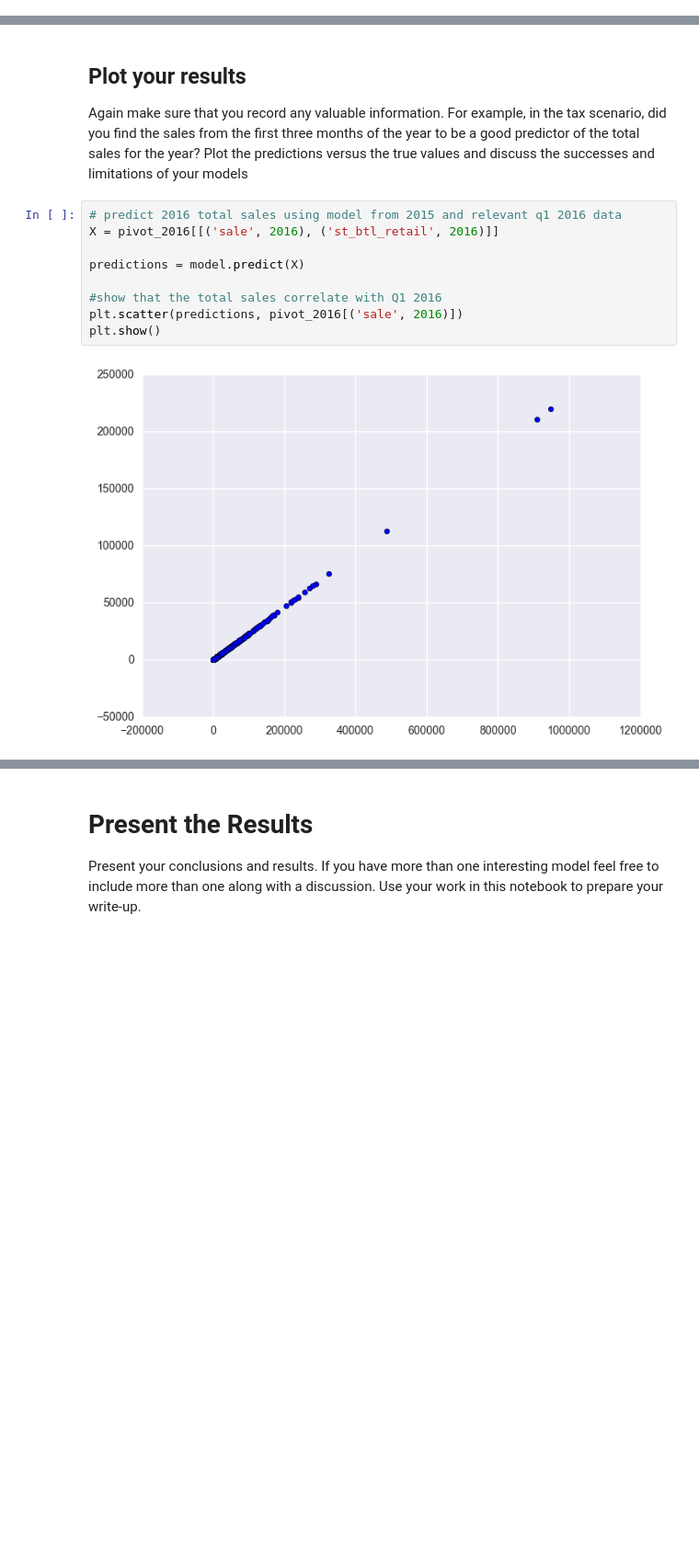
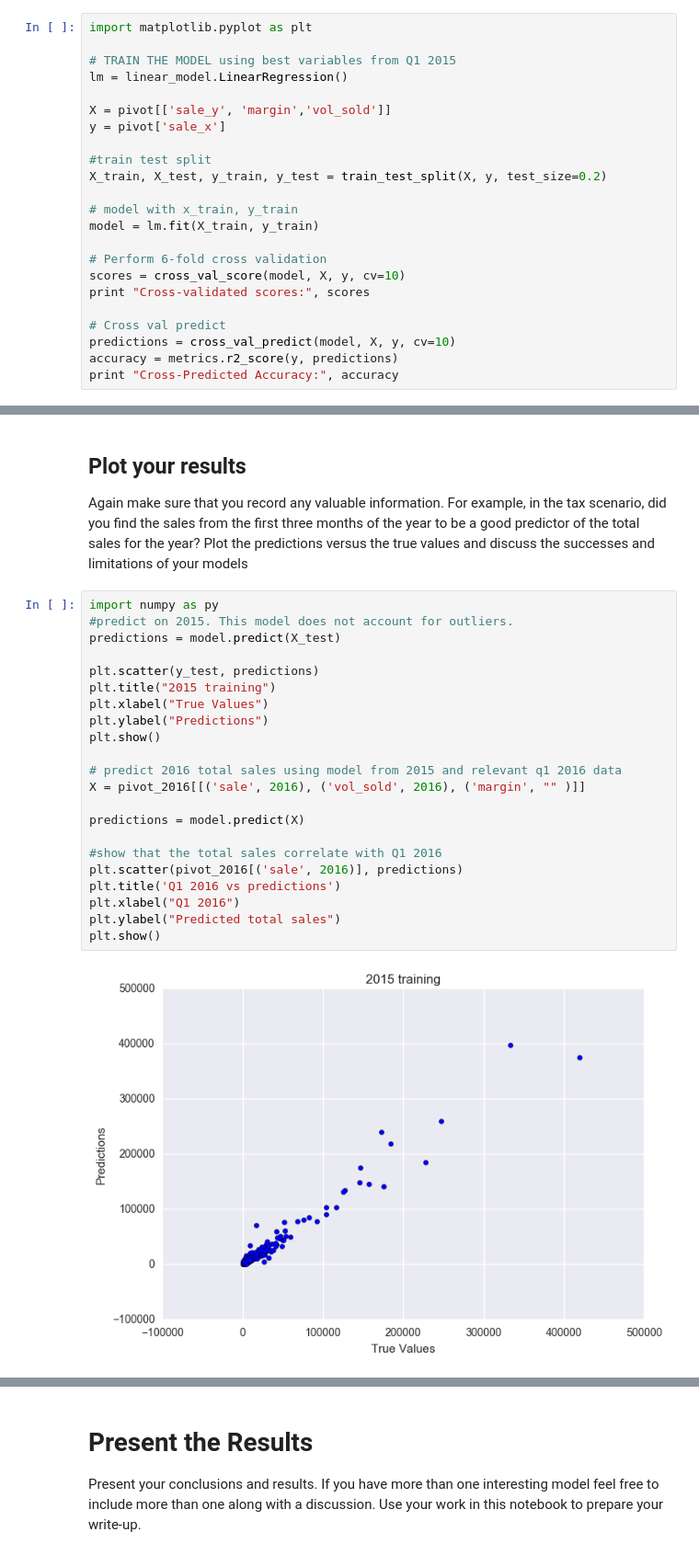
Before and after one commit to jroyalty07/dsi-sea-project03, a Jupyter notebook: starter-code/Project 3 Starter Code.ipynb, the cells around one changed output, grey strips where cells are left out. Shown: that part at 92% size. Cells and saved outputs as stored; diff of their text form; blank space fills up the shorter version.

```diff
--- a/starter-code/Project 3 Starter Code.ipynb
+++ b/starter-code/Project 3 Starter Code.ipynb
@@ -189,0 +169,23 @@ R^2: 0.962662018746
+# %%
+import matplotlib.pyplot as plt
+
+# TRAIN THE MODEL using best variables from Q1 2015
+lm = linear_model.LinearRegression()
+
+X = pivot[['sale_y', 'margin','vol_sold']]
+y = pivot['sale_x']
+
+#train test split
+X_train, X_test, y_train, y_test = train_test_split(X, y, test_size=0.2)
+
+# model with x_train, y_train
+model = lm.fit(X_train, y_train)
+
+# Perform 6-fold cross validation
+scores = cross_val_score(model, X, y, cv=10)
+print "Cross-validated scores:", scores
+
+# Cross val predict
+predictions = cross_val_predict(model, X, y, cv=10)
+accuracy = metrics.r2_score(y, predictions)
+print "Cross-Predicted Accuracy:", accuracy
@@ -192,13 +198,26 @@ R^2: 0.962662018746
 
 Again make sure that you record any valuable information. For example, in the tax scenario, did you find the sales from the first three months of the year to be a good predictor of the total sales for the year? Plot the predictions versus the true values and discuss the successes and limitations of your models
 # %%
+import numpy as py
+#predict on 2015. This model does not account for outliers.
+predictions = model.predict(X_test)
+
+plt.scatter(y_test, predictions)
+plt.title("2015 training")
+plt.xlabel("True Values")
+plt.ylabel("Predictions")
+plt.show()
+
 # predict 2016 total sales using model from 2015 and relevant q1 2016 data
-X = pivot_2016[[('sale', 2016), ('st_btl_retail', 2016)]]
+X = pivot_2016[[('sale', 2016), ('vol_sold', 2016), ('margin', "" )]]
 
 predictions = model.predict(X)
 
 #show that the total sales correlate with Q1 2016
-plt.scatter(predictions, pivot_2016[('sale', 2016)])
+plt.scatter(pivot_2016[('sale', 2016)], predictions)
+plt.title('Q1 2016 vs predictions')
+plt.xlabel("Q1 2016")
+plt.ylabel("Predicted total sales")
 plt.show()
 # %% [output]
-[figure, old version]
+[figure, new version]
```
Also changed, not shown: parts of 13 cells of this notebook.
